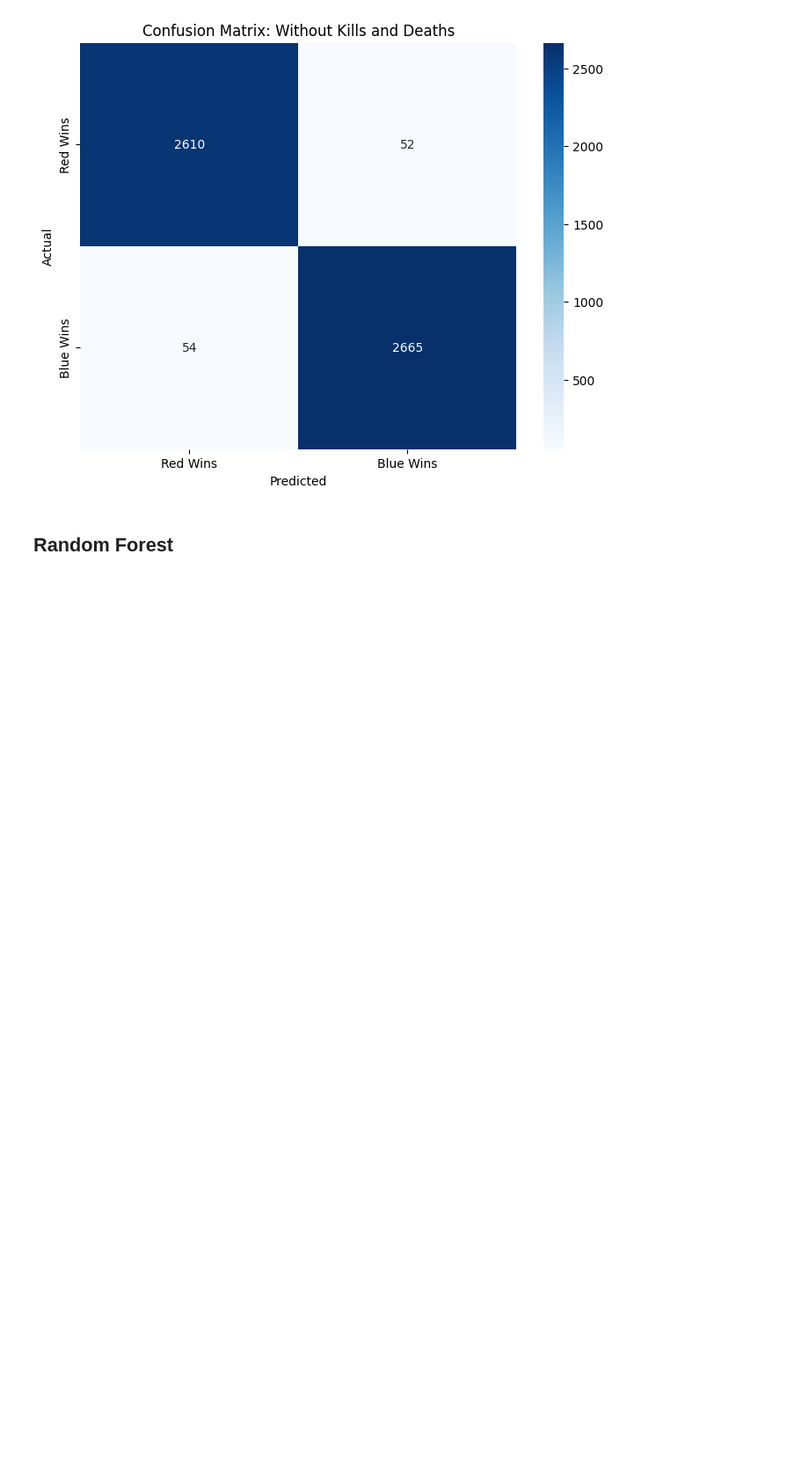
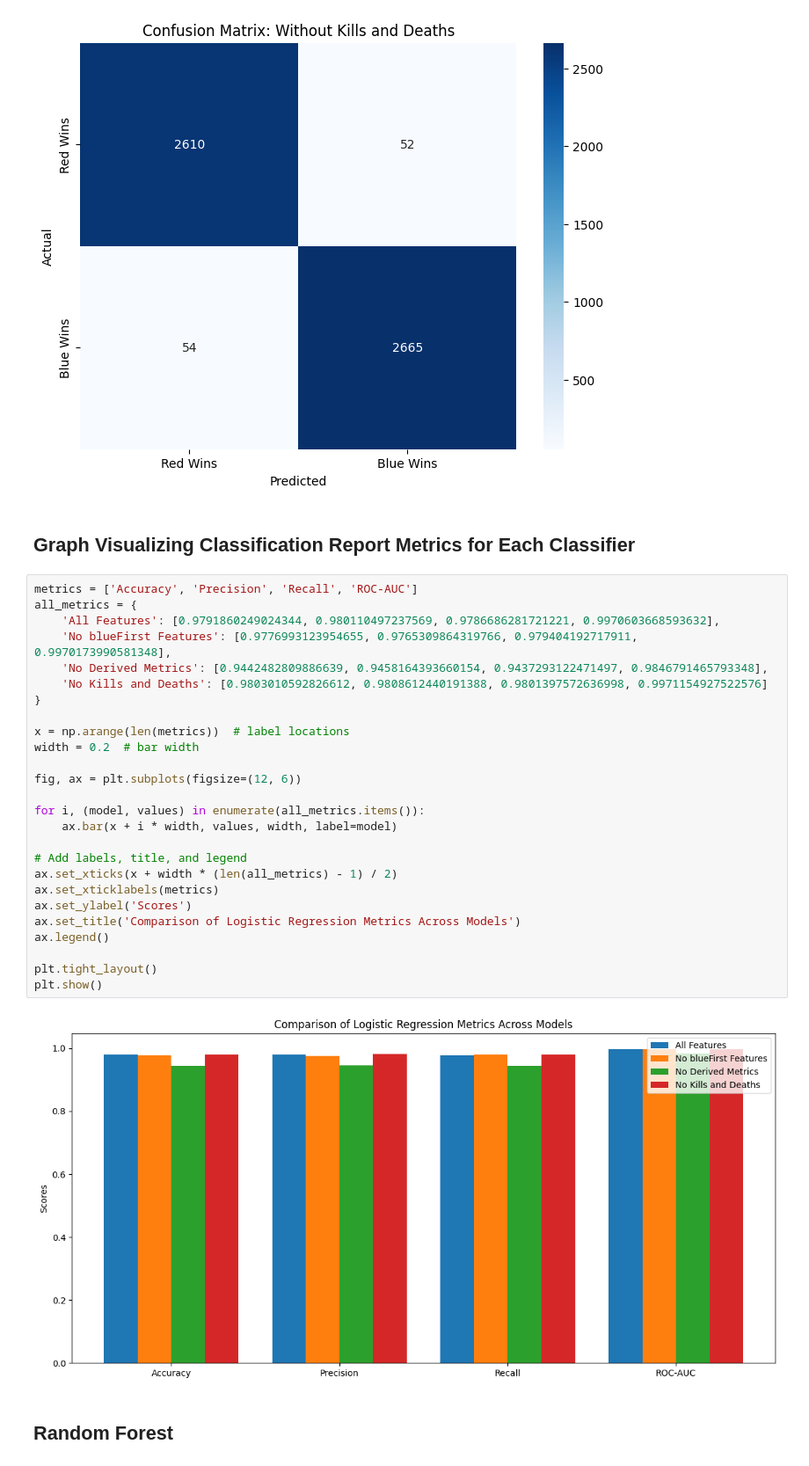
Before and after one commit to jefferinooo/COGS118B_final_project, a Jupyter notebook: 118B_Final_Project.ipynb, the cells around one changed output. Shown: that part at 88% size. Saved outputs shown, nothing was run; the diff lists cells and outputs as text; blank space fills up the shorter version.

```diff
--- a/118B_Final_Project.ipynb
+++ b/118B_Final_Project.ipynb
@@ -349,6 +349,36 @@ plt.ylabel('Actual')
 plt.show()
 # %% [output]
 [figure]
+# %% [markdown]
+## Graph Visualizing Classification Report Metrics for Each Classifier
+# %%
+metrics = ['Accuracy', 'Precision', 'Recall', 'ROC-AUC']
+all_metrics = {
+    'All Features': [0.9791860249024344, 0.980110497237569, 0.9786686281721221, 0.9970603668593632],
+    'No blueFirst Features': [0.9776993123954655, 0.9765309864319766, 0.979404192717911, 0.9970173990581348],
+    'No Derived Metrics': [0.9442482809886639, 0.9458164393660154, 0.9437293122471497, 0.9846791465793348],
+    'No Kills and Deaths': [0.9803010592826612, 0.9808612440191388, 0.9801397572636998, 0.9971154927522576]
+}
+
+x = np.arange(len(metrics))  # label locations
+width = 0.2  # bar width
+
+fig, ax = plt.subplots(figsize=(12, 6))
+
+for i, (model, values) in enumerate(all_metrics.items()):
+    ax.bar(x + i * width, values, width, label=model)
+
+# Add labels, title, and legend
+ax.set_xticks(x + width * (len(all_metrics) - 1) / 2)
+ax.set_xticklabels(metrics)
+ax.set_ylabel('Scores')
+ax.set_title('Comparison of Logistic Regression Metrics Across Models')
+ax.legend()
+
+plt.tight_layout()
+plt.show()
+# %% [output]
+[figure, added]
 # %% [markdown]
 ## Random Forest
 # %%
```
Also changed, not shown: parts of 1 cell of this notebook.
